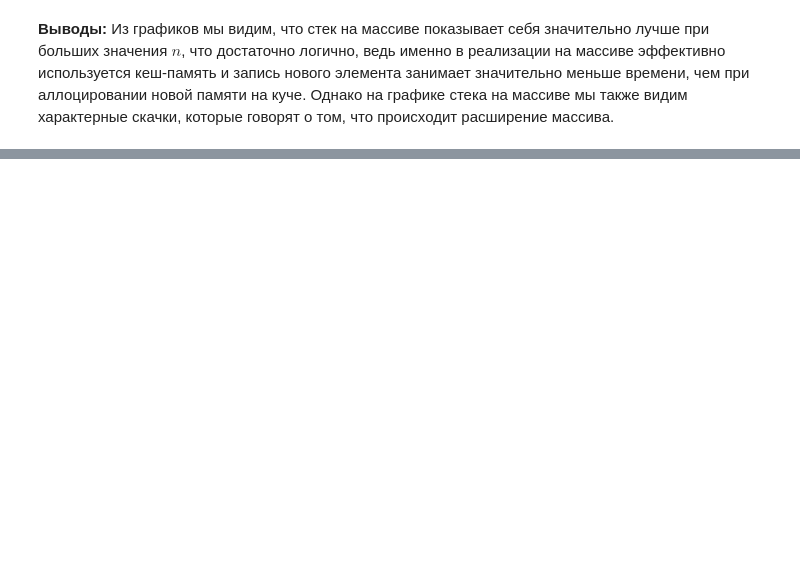
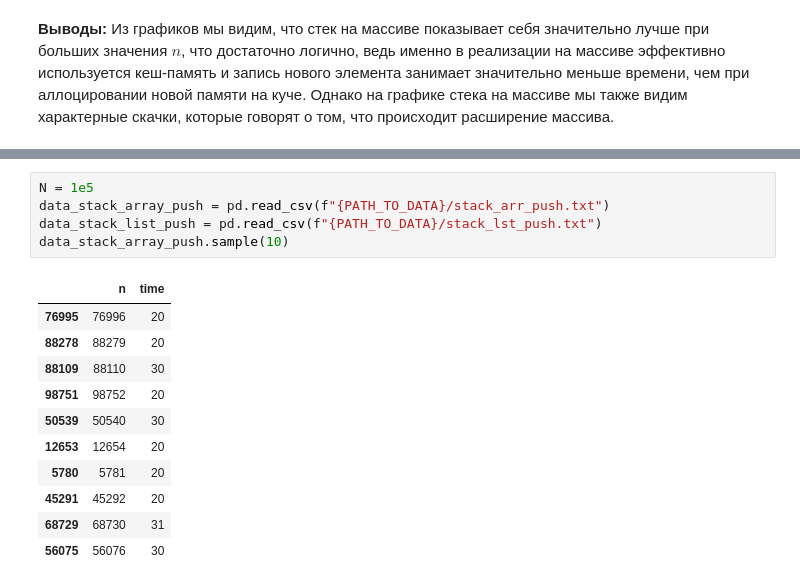
Before and after one commit to DogPierr/Department, a Jupyter notebook: prj.analysis/stack_analysis.ipynb, the cells around one changed output, grey strips where cells are left out. Saved outputs shown, nothing was run; the diff lists cells and outputs as text; blank space fills up the shorter version.

```diff
--- a/prj.analysis/stack_analysis.ipynb
+++ b/prj.analysis/stack_analysis.ipynb
@@ -49,0 +54,17 @@ plt.show()
+# %%
+N = 1e5
+data_stack_array_push = pd.read_csv(f"{PATH_TO_DATA}/stack_arr_push.txt")
+data_stack_list_push = pd.read_csv(f"{PATH_TO_DATA}/stack_lst_push.txt")
+data_stack_array_push.sample(10)
+# %% [output]
+|  | n | time |
+| 76995 | 76996 | 20 |
+| 88278 | 88279 | 20 |
+| 88109 | 88110 | 30 |
+| 98751 | 98752 | 20 |
+| 50539 | 50540 | 30 |
+| 12653 | 12654 | 20 |
+| 5780 | 5781 | 20 |
+| 45291 | 45292 | 20 |
+| 68729 | 68730 | 31 |
+| 56075 | 56076 | 30 |
```
Also changed, not shown: parts of 5 cells of this notebook, 1 other file.
